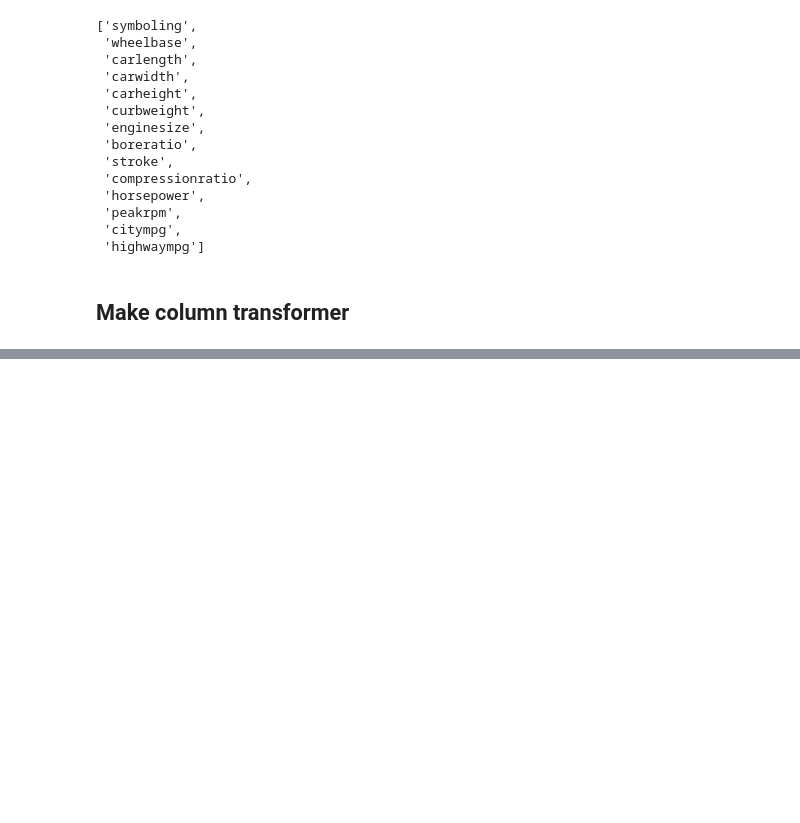
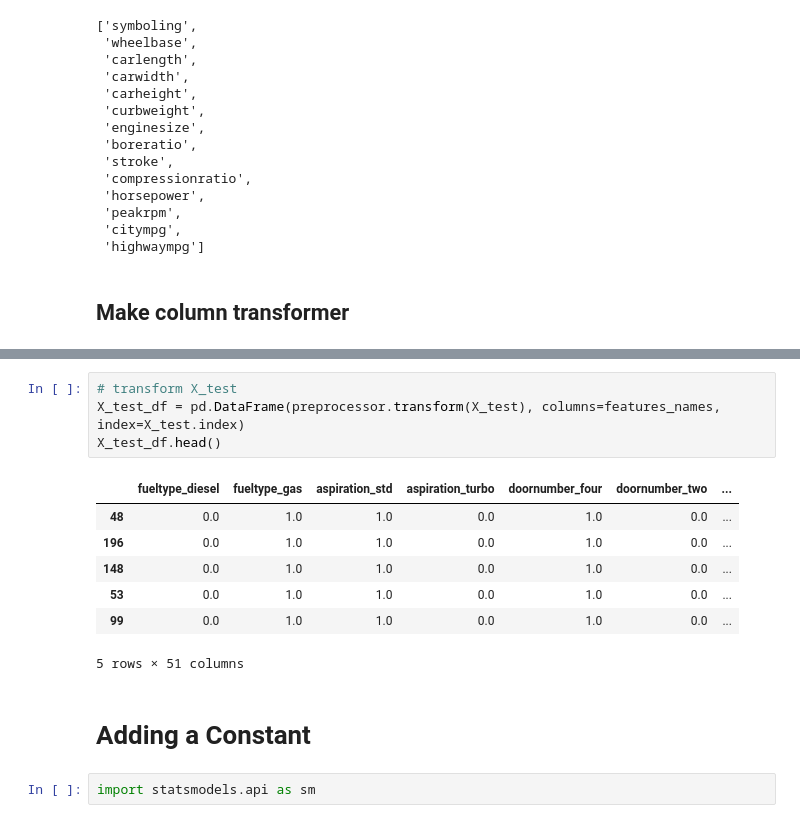
Before and after one commit to QianFu520/Linear-Regression-in-statsmodels, a Jupyter notebook: Linear Regression in statsmodels.ipynb, the cells around one changed output, grey strips where cells are left out. Saved outputs shown, nothing was run; the diff lists cells and outputs as text; blank space fills up the shorter version.

Commit message:
statsmodel practice

```diff
--- a/Linear Regression in statsmodels.ipynb
+++ b/Linear Regression in statsmodels.ipynb
@@ -221,0 +347,16 @@ num_cols
+# %%
+# transform X_test
+X_test_df = pd.DataFrame(preprocessor.transform(X_test), columns=features_names, index=X_test.index)
+X_test_df.head()
+# %% [output]
+|  | fueltype_diesel | fueltype_gas | aspiration_std | aspiration_turbo | doornumber_four | doornumber_two | ... |
+| 48 | 0.0 | 1.0 | 1.0 | 0.0 | 1.0 | 0.0 | ... |
+| 196 | 0.0 | 1.0 | 1.0 | 0.0 | 1.0 | 0.0 | ... |
+| 148 | 0.0 | 1.0 | 1.0 | 0.0 | 1.0 | 0.0 | ... |
+| 53 | 0.0 | 1.0 | 1.0 | 0.0 | 1.0 | 0.0 | ... |
+| 99 | 0.0 | 1.0 | 1.0 | 0.0 | 1.0 | 0.0 | ... |
+5 rows × 51 columns
+# %% [markdown]
+# Adding a Constant
+# %%
+import statsmodels.api as sm
```
Also changed, not shown: parts of 24 cells of this notebook.
